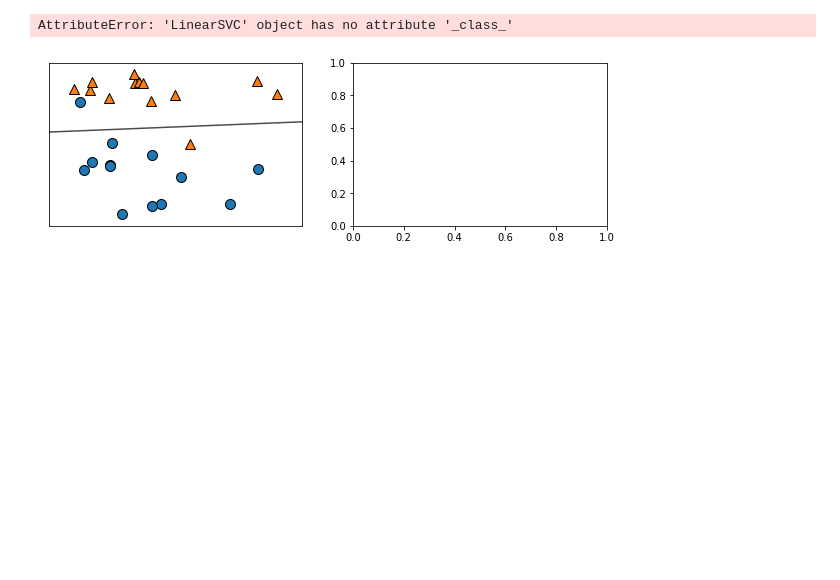
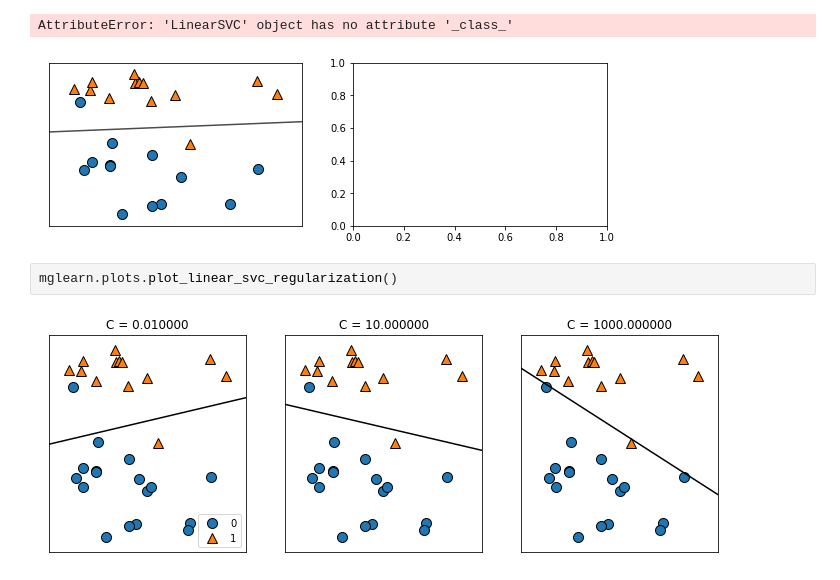
Before and after one commit to yoshida-bael/MachineLearning, a Jupyter notebook: Chapter2.ipynb, the cells around one changed output. Saved outputs shown, nothing was run; the diff lists cells and outputs as text; blank space fills up the shorter version.

```diff
--- a/Chapter2.ipynb
+++ b/Chapter2.ipynb
@@ -248,3 +248,7 @@ axes[0].legend()
 # %% [output]
 AttributeError: 'LinearSVC' object has no attribute '_class_'
 [figure]
+# %%
+mglearn.plots.plot_linear_svc_regularization()
+# %% [output]
+[figure, added]
```
Also changed, not shown: parts of 8 cells of this notebook.
